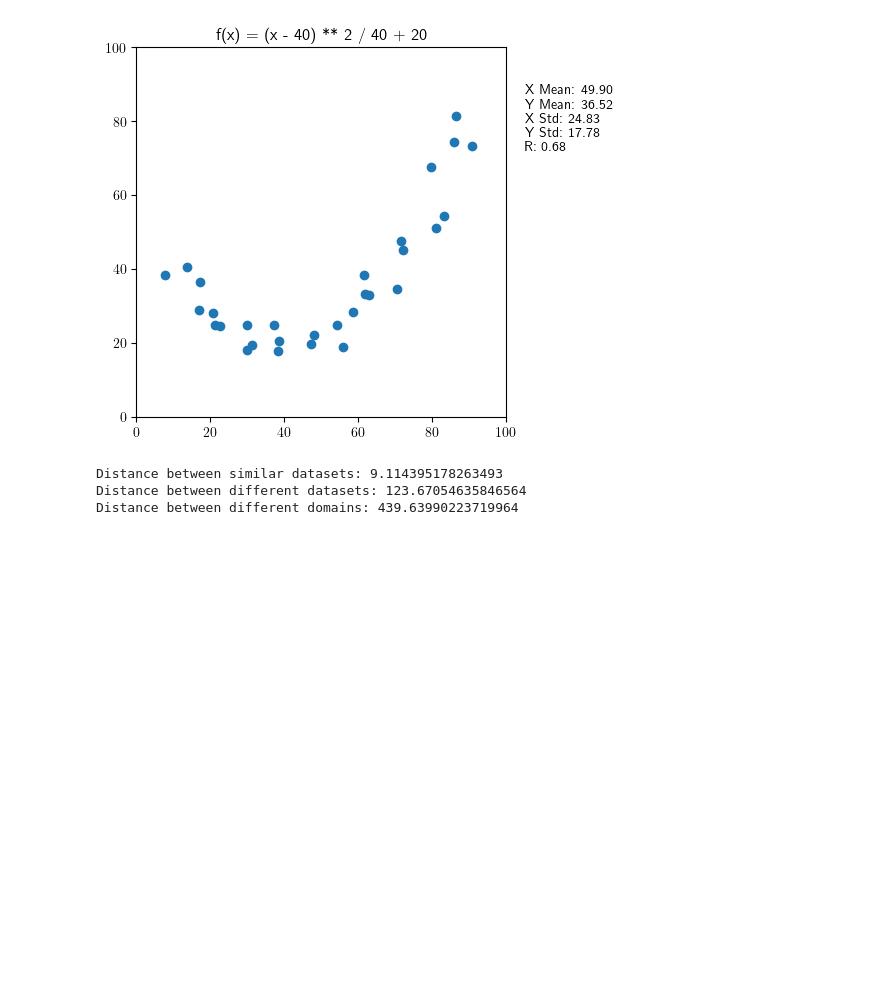
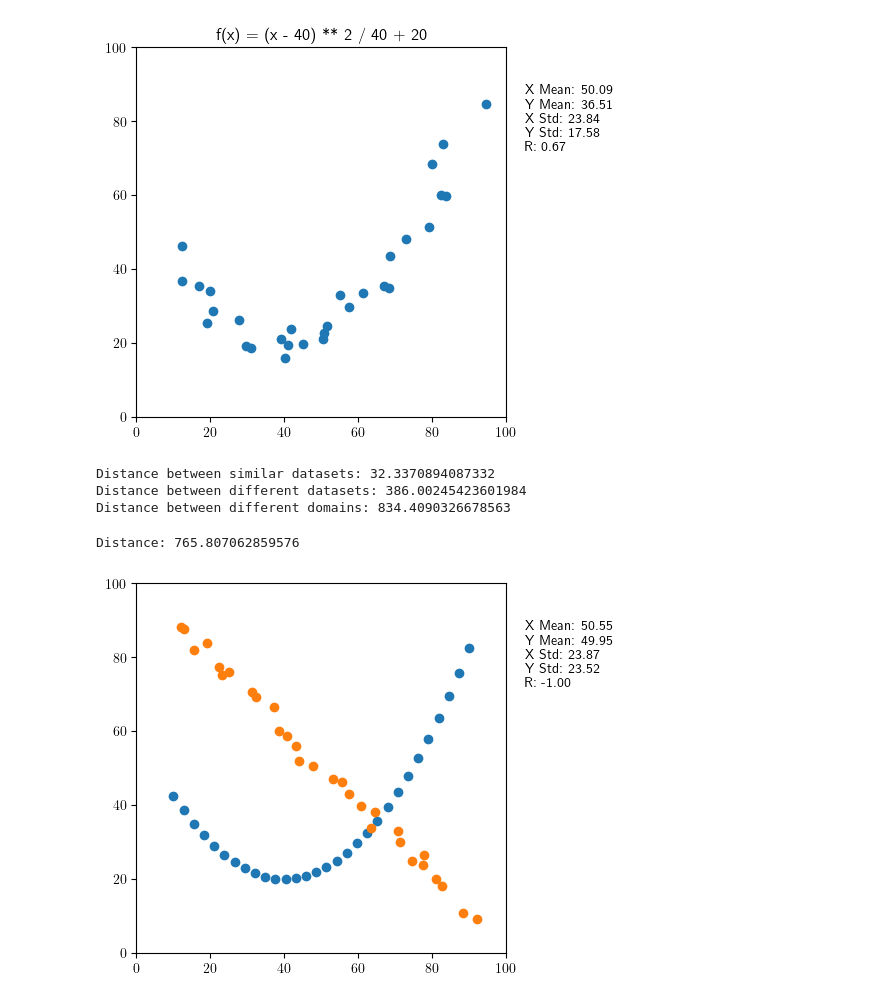
Before and after one commit to ericlovesmath/data-science-projects, a Jupyter notebook: how-to-lie-with-statistics/how-to-lie-with-statistics.ipynb, the cells around one changed output. Cells and saved outputs as stored; diff of their text form; code cells hidden in the pictures; blank space fills up the shorter version.

```diff
--- a/how-to-lie-with-statistics/how-to-lie-with-statistics.ipynb
+++ b/how-to-lie-with-statistics/how-to-lie-with-statistics.ipynb
@@ -43,13 +44,20 @@ plot(data, title="f(x) = x")
 # %%
 data = gen_dataset(lambda x: (x - 40) ** 2 / 40 + 20, 5, 30)
-plot(data, title="f(x) = (x - 40) ** 2 / 40 + 20")
+plt.title("f(x) = (x - 40) ** 2 / 40 + 20")
+plot_summary(data)
+plot_data(data)
 # %% [output]
-[figure, old version]
+[figure, new version]
 # %%
-def data_dist(data1, data2):
-    dists = cdist(data1, data2)
-    row_i, col_i = linear_sum_assignment(dists)
-    return np.sum(dists[row_i, col_i])
+def data_dist(source, target):
+    distances = np.sqrt(np.sum((source[:, :, np.newaxis] - target[:, np.newaxis, :]) ** 2, axis=0))
+    min_distances = np.min(distances, axis=1)
+    return np.sum(min_distances)
+
+    # dists = cdist(data1, data2)
+    # row_i, col_i = linear_sum_assignment(dists)
+    # dist = np.sum(dists[row_i, col_i])
+    # return dist
 # %%
 data1 = gen_dataset(lambda x: (x - 40) ** 2 / 40 + 20, 1, 30)
 data2 = gen_dataset(lambda x: (x - 40) ** 2 / 40 + 20, 1, 30)
@@ -66,6 +74,17 @@ data2 = gen_dataset(lambda x: x, 1, 30, dom=[50, 90])
 dist = data_dist(data1, data2)
 print("Distance between different domains:", dist)
 # %% [output]
-Distance between similar datasets: 9.114395178263493
-Distance between different datasets: 123.67054635846564
-Distance between different domains: 439.63990223719964
+Distance between similar datasets: 32.3370894087332
+Distance between different datasets: 386.00245423601984
+Distance between different domains: 834.4090326678563
+# %%
+source = gen_dataset(lambda x: 100 - x, 3, 30)
+target = gen_dataset(lambda x: (x - 40) ** 2 / 40 + 20, 0, 30)
+
+print("Distance:", data_dist(source, target))
+plot_data(target)
+plot_data(source)
+plot_summary(source)
+# %% [output]
+Distance: 765.807062859576
+[figure, added]
```
Also changed, not shown: parts of 6 cells of this notebook.
